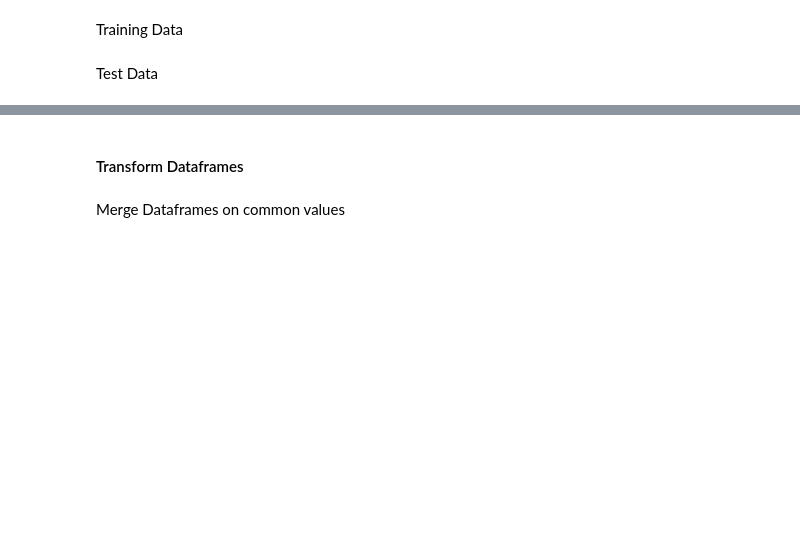
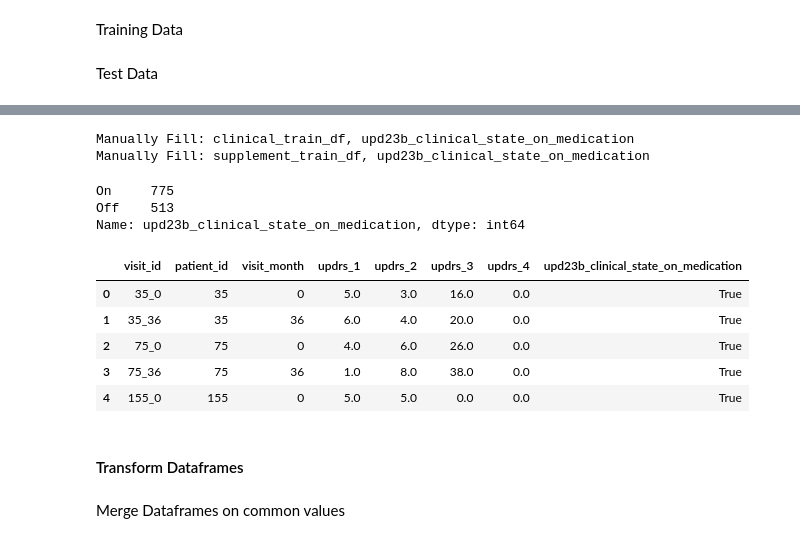
Before and after one commit to peterbull/parkinsons-progression, a Jupyter notebook: pb_parkinsons_prog.ipynb, the cells around one changed output, grey strips where cells are left out. Saved outputs shown, nothing was run; the diff lists cells and outputs as text; code cells hidden in the pictures; blank space fills up the shorter version.

```diff
--- a/pb_parkinsons_prog.ipynb
+++ b/pb_parkinsons_prog.ipynb
@@ -100,0 +132,15 @@ df_test_updrs = pd.read_csv(path/"example_test_files/test.csv", low_memory=False
+# %%
+train_dfs = [protein_train_df, clinical_train_df, peptide_train_df, supplement_train_df]
+for x in train_dfs:
+    if contains_nan(x):
+        for y in x.columns:
+            replace_nan(x, y)
+# %% [output]
+Manually Fill: clinical_train_df, upd23b_clinical_state_on_medication
+Manually Fill: supplement_train_df, upd23b_clinical_state_on_medication
+# %%
+clinical_train_df.upd23b_clinical_state_on_medication.value_counts()
+# %% [output]
+On     775
+Off    513
+Name: upd23b_clinical_state_on_medication, dtype: int64
@@ -101,3 +152,12 @@ df_test_updrs = pd.read_csv(path/"example_test_files/test.csv", low_memory=False
+# %%
+supplement_train_df.head()
+# %% [output]
+|  | visit_id | patient_id | visit_month | updrs_1 | updrs_2 | updrs_3 | updrs_4 | upd23b_clinical_state_on_medication |
+| 0 | 35_0 | 35 | 0 | 5.0 | 3.0 | 16.0 | 0.0 | True |
+| 1 | 35_36 | 35 | 36 | 6.0 | 4.0 | 20.0 | 0.0 | True |
+| 2 | 75_0 | 75 | 0 | 4.0 | 6.0 | 26.0 | 0.0 | True |
+| 3 | 75_36 | 75 | 36 | 1.0 | 8.0 | 38.0 | 0.0 | True |
+| 4 | 155_0 | 155 | 0 | 5.0 | 5.0 | 0.0 | 0.0 | True |
 # %% [markdown]
 #### Transform Dataframes
 # %% [markdown]
```
Also changed, not shown: parts of 32 cells of this notebook.
